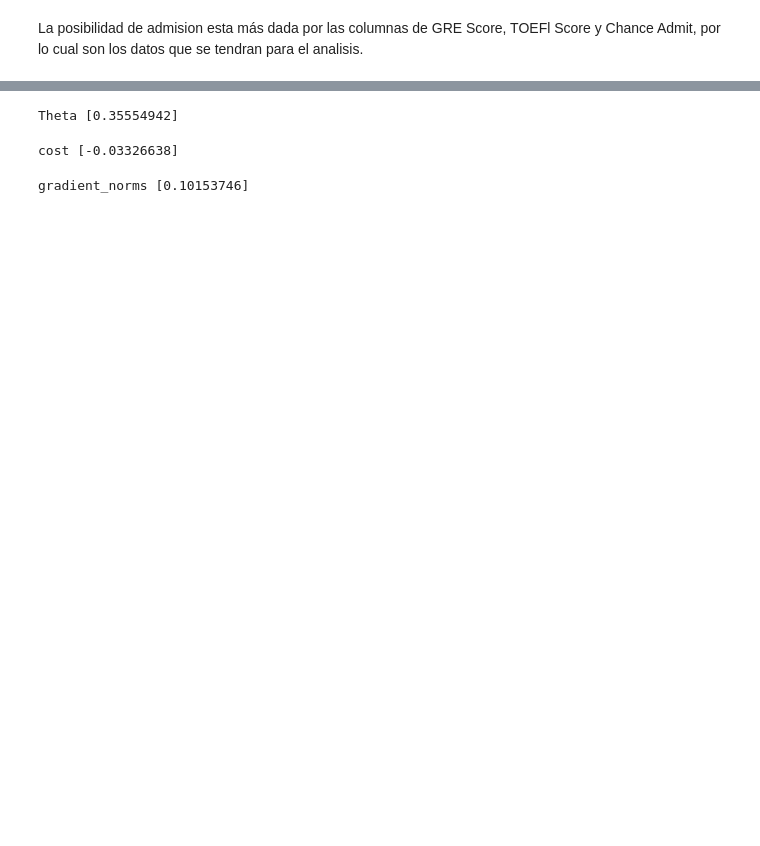
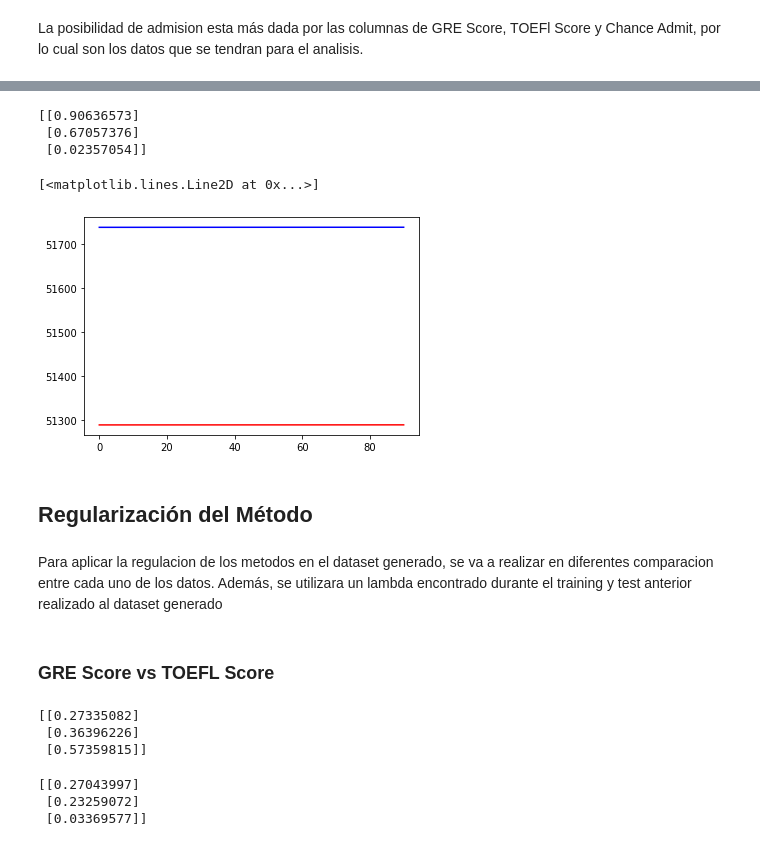
Before and after one commit to MaaarcosG/Hoja01-RegresionLineal, a Jupyter notebook: HT-01.ipynb, the cells around one changed output, grey strips where cells are left out. Drawn from its saved outputs; the diff is of its cells as text; code cells hidden in the pictures; blank space fills up the shorter version.

```diff
--- a/HT-01.ipynb
+++ b/HT-01.ipynb
@@ -72,9 +73,9 @@ La posibilidad de admision esta más dada por las columnas de GRE Score, TOEFl S
 # %%
 #Los datos de X, son la union entre los datoas de GRE Score y TOEFL Score
-X = dataset.iloc[:len(dataset), 1].values
+X = dataset.iloc[:len(data), 0].values
 # Colocamos los limites de la matriz
 X = X.reshape(-1, 1)
-X = np.insert(X, 0, dataset.iloc[:len(dataset), 0].values, axis = 1)
+X = np.insert(X, 0, dataset.iloc[:len(data), 0].values, axis = 1)
 # Header of array ["GRE Score", "TOEFL"]
 X = np.insert(X, 0, 1, axis = 1)
 # %%
@@ -97,6 +84,11 @@ X.shape[1]
 # %%
-# X.shape[1] de la matriz X
-theta_0 = np.random.rand((X.shape[1]), 1)
+m,n = X.shape
+theta_0 = np.random.rand(n,1)
+print(theta_0)
+# %% [output]
+[[0.90636573]
+ [0.67057376]
+ [0.02357054]]
 # %%
 # Implementamos funciones
 theta, costs, gradient_norms = gradient_descent(
@@ -105,19 +97,28 @@ theta, costs, gradient_norms = gradient_descent(
     theta_0,
     linear_cost,
     linear_cost_derivate,
-    lamda = 3,
+    lamda = 0,
     alpha = 0.000001,
     treshold = 0.001,
     max_iter = 100000)
-# %%
-print ("Theta", theta[0])
-# %% [output]
-Theta [0.35554942]
-# %%
-print ("cost", theta[1])
-# %% [output]
-cost [-0.03326638]
-# %%
-print ("gradient_norms", theta[2])
-# %% [output]
-gradient_norms [0.10153746]
+# %%
+# array de los datos entrenados
+train = []
+cv = []
+#ciclo para recorrerlo
+for i in range(0, 100, 10):
+    train.append(linear_cost(training, trainingPreparate, theta, i))
+    cv.append(linear_cost(test, testPreparate, theta, i))
+# %%
+#Graficamos para visualizacion de los datos
+plt.plot(np.arange(0, 100, 10), train, color="blue")
+plt.plot(np.arange(0, 100, 10), cv, color="red")
+# %% [output]
+[<matplotlib.lines.Line2D at 0x...>]
+[figure, added]
+# %% [markdown]
+## Regularización del Método
+# %% [markdown]
+Para aplicar la regulacion de los metodos en el dataset generado, se va a realizar en diferentes comparacion entre cada uno de los datos. Además, se utilizara un lambda encontrado durante el training y test anterior realizado al dataset generado
+# %% [markdown]
+### GRE Score vs TOEFL Score
@@ -123,0 +138,28 @@ gradient_norms [0.10153746]
+# %%
+m,n = X.shape
+theta_0 = np.random.rand(n,1)
+print(theta_0)
+# %% [output]
+[[0.27335082]
+ [0.36396226]
+ [0.57359815]]
+# %%
+X , y = dataGenerate
+# Implementamos funciones
+theta, costs, gradient_norms = gradient_descent(
+    X,
+    y,
+    theta_0,
+    linear_cost,
+    linear_cost_derivate,
+    lamda = 10,
+    alpha = 0.000001,
+    treshold = 0.001,
+    max_iter = 100000)
+
+#verificacion de los datos
+print(theta)
+# %% [output]
+[[0.27043997]
+ [0.23259072]
+ [0.03369577]]
```
Also changed, not shown: parts of 16 cells of this notebook, 1 other file.
